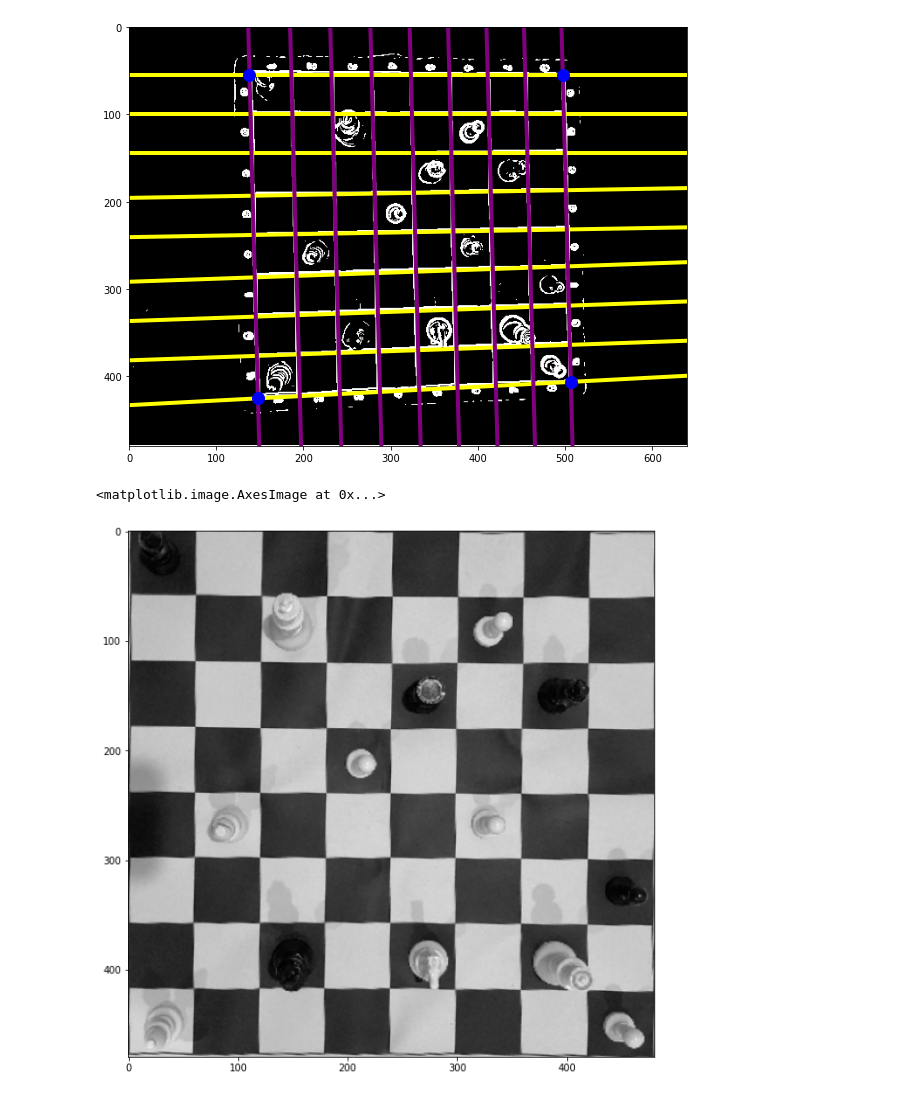
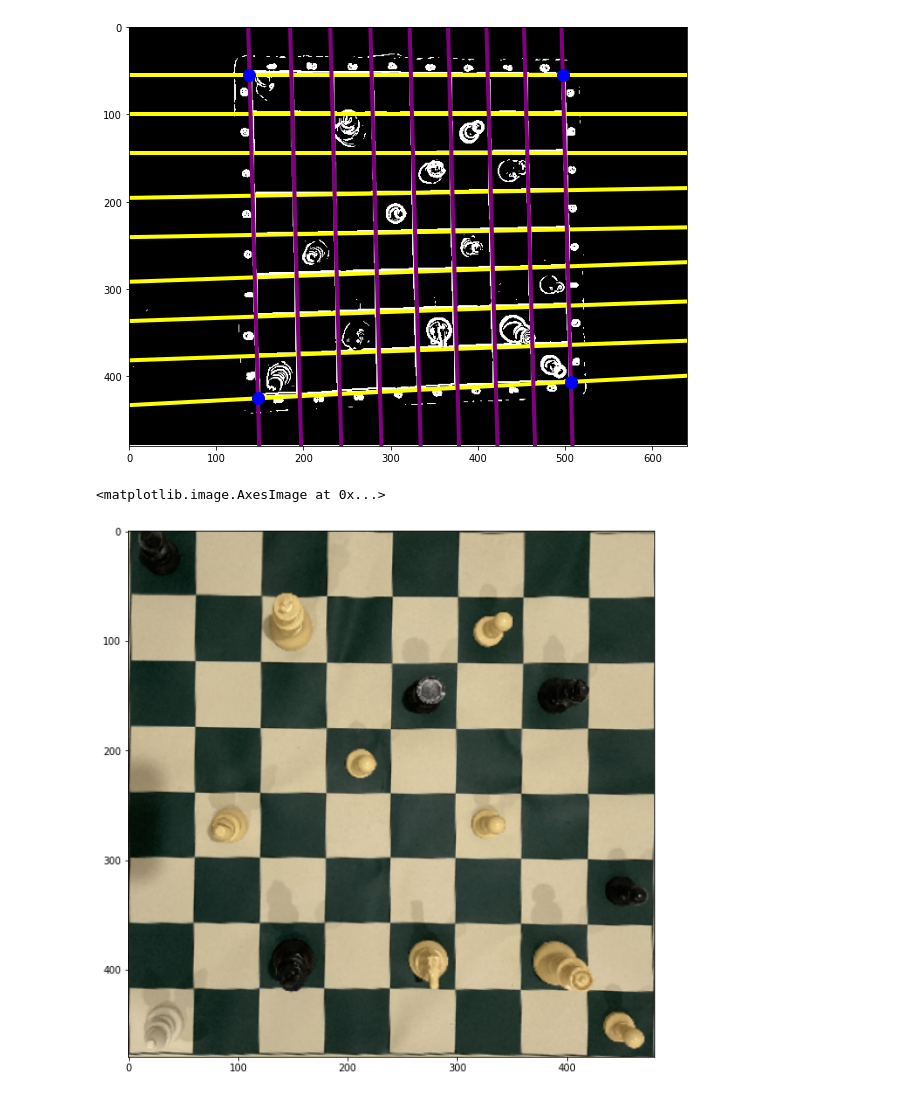
Before and after one commit to tniyer2/chess_image_detection, a Jupyter notebook: chess_detection.ipynb, the cells around one changed output. Saved outputs shown, nothing was run; the diff lists cells and outputs as text; code cells hidden in the pictures.

```diff
--- a/chess_detection.ipynb
+++ b/chess_detection.ipynb
@@ -414,11 +422,11 @@ def four_point_transform(im, points):
 # %%
 # color.gray2rgb(im_processed).astype('uint8')
 
 im_cropped = four_point_transform(
     im_board, corners)
-im_cropped = color.rgb2gray(im_cropped)
+#im_cropped = color.rgb2gray(im_cropped)
 
 plt.imshow(im_cropped)
 # %% [output]
 <matplotlib.image.AxesImage at 0x...>
-[figure, old version]
+[figure, new version]
```
Also changed, not shown: parts of 8 cells of this notebook, 1 other file.
